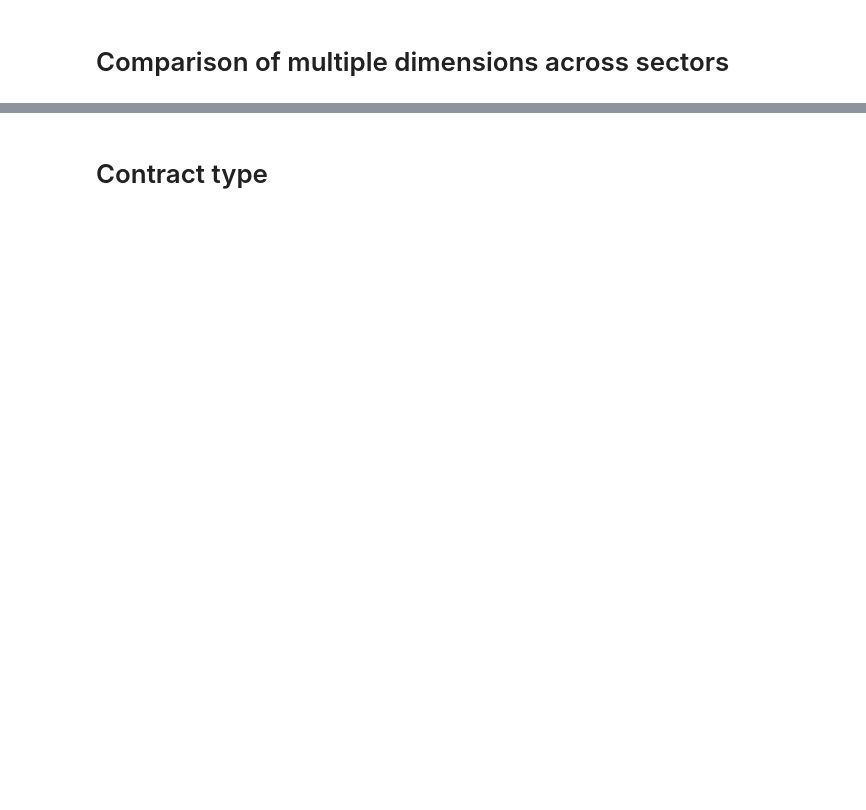
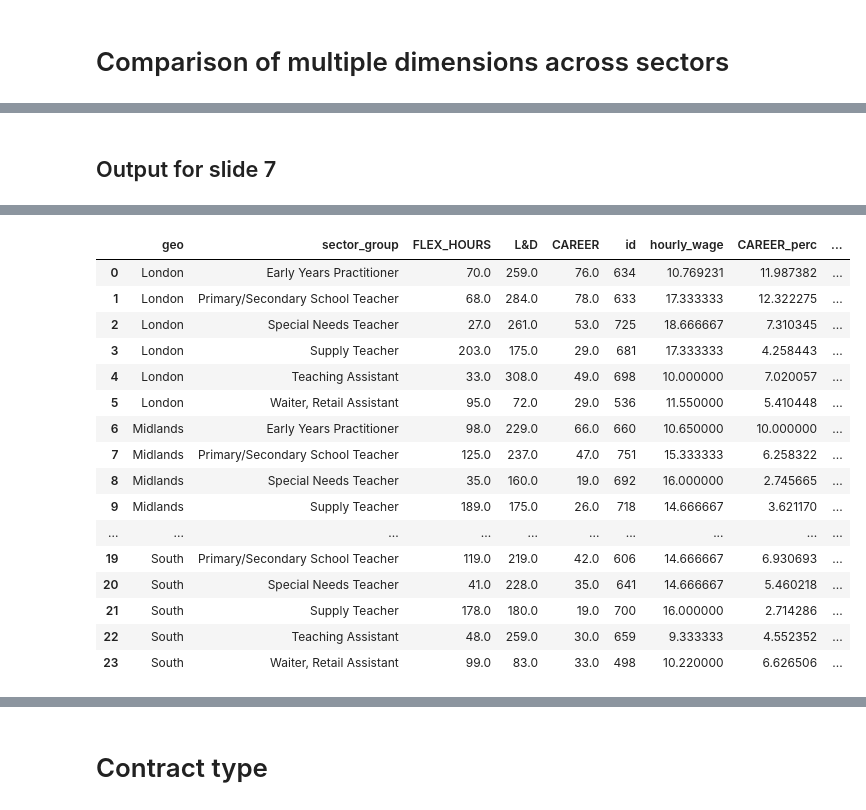
Before and after one commit to nestauk/dap_job_quality, a Jupyter notebook: dap_job_quality/analysis/afs_analysis/afs_analysis.ipynb, the cells around one changed output, grey strips where cells are left out. Cells and saved outputs as stored; diff of their text form; code cells hidden in the pictures; blank space fills up the shorter version.

Commit message:
Signpost where different outputs are created. Export tables to s3.

```diff
--- a/dap_job_quality/analysis/afs_analysis/afs_analysis.ipynb
+++ b/dap_job_quality/analysis/afs_analysis/afs_analysis.ipynb
@@ -164,3 +306,5 @@ prop_table[['sector_group', 'id', 'hourly_wage', 'CAREER_perc', 'FLEX_HOURS_perc
+# %% [markdown]
+## Output for slide 7
 # %%
 geo_prop_table = afs_sample_enhanced_w_salaries_dimensions.groupby(['geo','sector_group']).agg({'FLEX_HOURS': sum, 'L&D': sum, 'CAREER': sum,'id': 'size', 'hourly_wage': 'median'}).reset_index()
 
@@ -168,4 +312,6 @@ for dim in ['CAREER', 'FLEX_HOURS', 'L&D']:
     geo_prop_table[f'{dim}_perc'] = (geo_prop_table[dim] / geo_prop_table['id']) * 100
 
 geo_prop_table[['sector_group', 'geo','id', 'hourly_wage', 'CAREER_perc', 'FLEX_HOURS_perc', 'L&D_perc']].to_csv('outputs/sector_geo_multi_comparison.csv')
+save_to_s3(BUCKET_NAME, geo_prop_table[['sector_group', 'geo','id', 'hourly_wage', 'CAREER_perc', 'FLEX_HOURS_perc', 'L&D_perc']], f'{S3_OUT_PATH}/sector_geo_multi_comparison.csv')
 geo_prop_table
+# %% [output]
@@ -172,3 +319,20 @@ geo_prop_table
+|  | geo | sector_group | FLEX_HOURS | L&D | CAREER | id | hourly_wage | CAREER_perc | ... |
+| 0 | London | Early Years Practitioner | 70.0 | 259.0 | 76.0 | 634 | 10.769231 | 11.987382 | ... |
+| 1 | London | Primary/Secondary School Teacher | 68.0 | 284.0 | 78.0 | 633 | 17.333333 | 12.322275 | ... |
+| 2 | London | Special Needs Teacher | 27.0 | 261.0 | 53.0 | 725 | 18.666667 | 7.310345 | ... |
+| 3 | London | Supply Teacher | 203.0 | 175.0 | 29.0 | 681 | 17.333333 | 4.258443 | ... |
+| 4 | London | Teaching Assistant | 33.0 | 308.0 | 49.0 | 698 | 10.000000 | 7.020057 | ... |
+| 5 | London | Waiter, Retail Assistant | 95.0 | 72.0 | 29.0 | 536 | 11.550000 | 5.410448 | ... |
+| 6 | Midlands | Early Years Practitioner | 98.0 | 229.0 | 66.0 | 660 | 10.650000 | 10.000000 | ... |
+| 7 | Midlands | Primary/Secondary School Teacher | 125.0 | 237.0 | 47.0 | 751 | 15.333333 | 6.258322 | ... |
+| 8 | Midlands | Special Needs Teacher | 35.0 | 160.0 | 19.0 | 692 | 16.000000 | 2.745665 | ... |
+| 9 | Midlands | Supply Teacher | 189.0 | 175.0 | 26.0 | 718 | 14.666667 | 3.621170 | ... |
+| ... | ... | ... | ... | ... | ... | ... | ... | ... | ... |
+| 19 | South | Primary/Secondary School Teacher | 119.0 | 219.0 | 42.0 | 606 | 14.666667 | 6.930693 | ... |
+| 20 | South | Special Needs Teacher | 41.0 | 228.0 | 35.0 | 641 | 14.666667 | 5.460218 | ... |
+| 21 | South | Supply Teacher | 178.0 | 180.0 | 19.0 | 700 | 16.000000 | 2.714286 | ... |
+| 22 | South | Teaching Assistant | 48.0 | 259.0 | 30.0 | 659 | 9.333333 | 4.552352 | ... |
+| 23 | South | Waiter, Retail Assistant | 99.0 | 83.0 | 33.0 | 498 | 10.220000 | 6.626506 | ... |
 # %%
 flex_loc_ids = afs_sample_enhanced_w_salaries_dimensions[(afs_sample_enhanced_w_salaries_dimensions['sector_group']=='Early Years Practitioner') & (afs_sample_enhanced_w_salaries_dimensions['FLEX_LOC']==1)]['id']
 # %%
```
Also changed, not shown: parts of 45 cells of this notebook.
